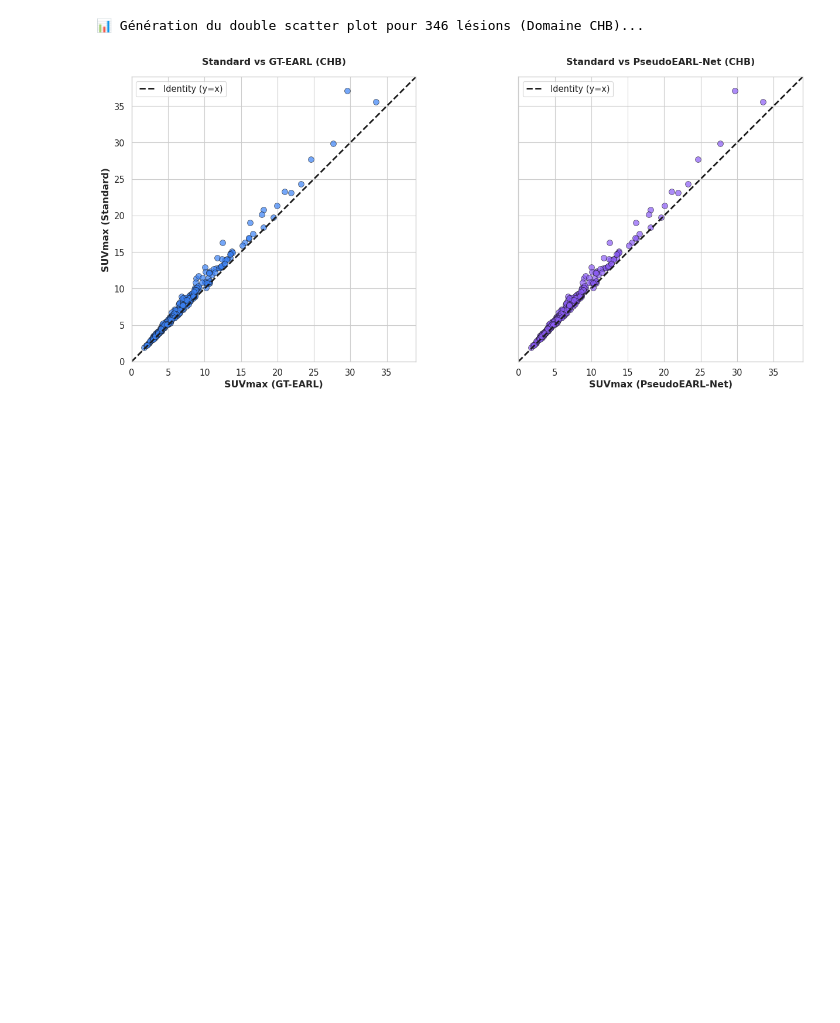
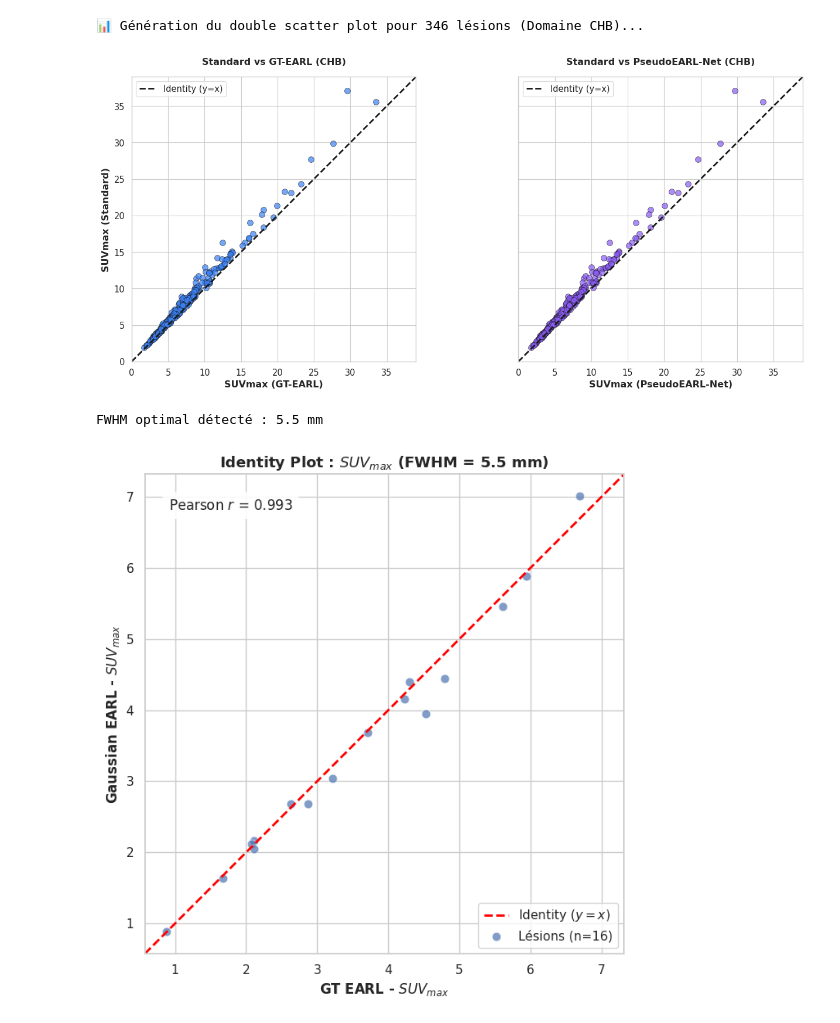
Before and after one commit to Arksyd96/federated-pet-harmonization, a Jupyter notebook: notebooks/pseudo_earl_evaluation.ipynb, the cells around one changed output. Saved outputs shown, nothing was run; the diff lists cells and outputs as text; code cells hidden in the pictures; blank space fills up the shorter version.

```diff
--- a/notebooks/pseudo_earl_evaluation.ipynb
+++ b/notebooks/pseudo_earl_evaluation.ipynb
@@ -662,3 +652,61 @@ plot_lesion_suvmax_scatter_dual_standard(final_dict, target_domain='chb')
 # %% [output]
 📊 Génération du double scatter plot pour 346 lésions (Domaine CHB)...
 [figure]
+# %%
+import pandas as pd
+import numpy as np
+import matplotlib.pyplot as plt
+import seaborn as sns
+from scipy.stats import pearsonr
+
+# --- PARAMÈTRES ---
+csv_path = "../optimal_fwhm_results.csv"
+fwhm_force = None  # Remplace par un float (ex: 8.0) pour forcer une valeur, sinon None pour auto-détection
+
+# 1. Chargement et filtrage
+df = pd.read_csv(csv_path)
+
+if fwhm_force is None:
+    fwhm_opt = df.groupby('FWHM_mm')['aRE_SUVmean_%'].mean().idxmin()
+    print(f"FWHM optimal détecté : {fwhm_opt} mm")
+else:
+    fwhm_opt = fwhm_force
+
+df_opt = df[df['FWHM_mm'] == fwhm_opt]
+x, y = df_opt['EARL_SUVmax'], df_opt['Filt_SUVmax']
+r, _ = pearsonr(x, y)
+
+# 2. Graphique
+sns.set_theme(style="whitegrid")
+plt.figure(figsize=(7, 7))
+
+# Nuage de points
+sns.scatterplot(x=x, y=y, alpha=0.7, s=60, edgecolor='w', label=f'Lésions (n={len(x)})')
+
+# Calcul des limites pour un carré parfait
+min_val = min(x.min(), y.min())
+max_val = max(x.max(), y.max())
+margin = (max_val - min_val) * 0.05
+limits = [max(0, min_val - margin), max_val + margin]
+
+# Ligne d'identité
+plt.plot(limits, limits, color='red', linestyle='--', linewidth=2, label='Identity ($y=x$)')
+
+# Esthétique
+plt.xlim(limits)
+plt.ylim(limits)
+plt.gca().set_aspect('equal', adjustable='box')
+plt.title(f"Identity Plot : $SUV_{{max}}$ (FWHM = {fwhm_opt} mm)", fontsize=13, fontweight='bold')
+plt.xlabel("GT EARL - $SUV_{max}$", fontweight='bold')
+plt.ylabel("Gaussian EARL - $SUV_{max}$", fontweight='bold')
+
+# Boîte de texte pour Pearson
+plt.text(0.05, 0.95, f"Pearson $r$ = {r:.3f}", transform=plt.gca().transAxes,
+         verticalalignment='top', bbox=dict(boxstyle='round,pad=0.4', facecolor='white', alpha=0.9))
+
+plt.legend(loc='lower right')
+plt.tight_layout()
+plt.show()
+# %% [output]
+FWHM optimal détecté : 5.5 mm
+[figure, added]
```
Also changed, not shown: parts of 4 cells of this notebook, 2 other files.
